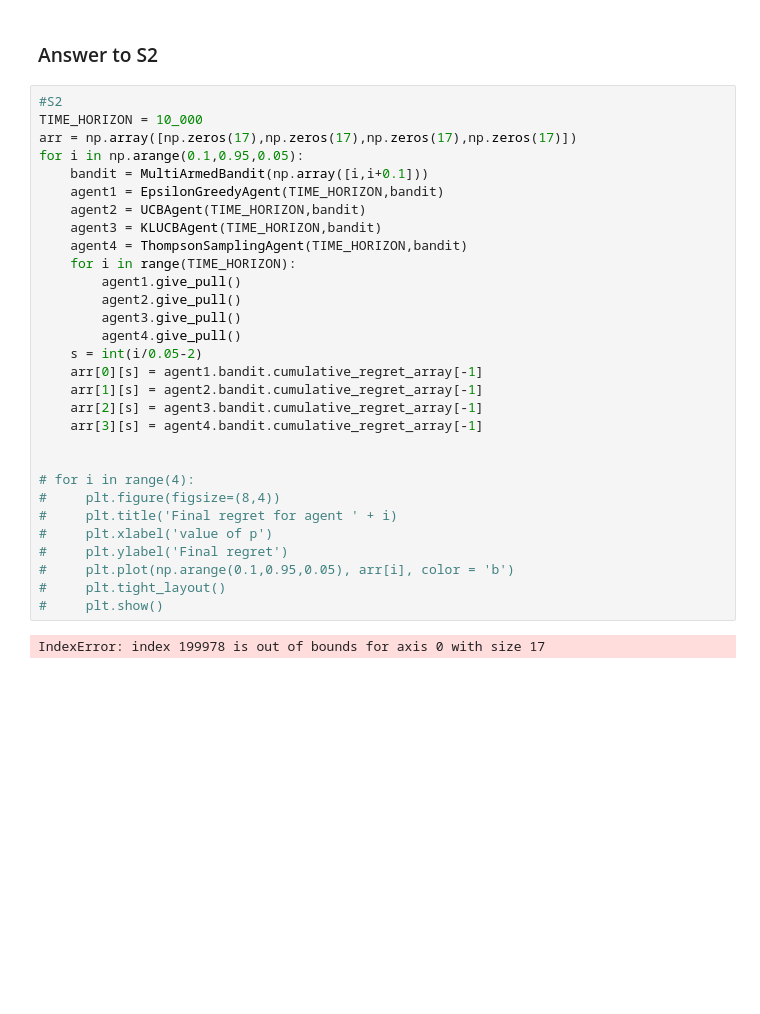
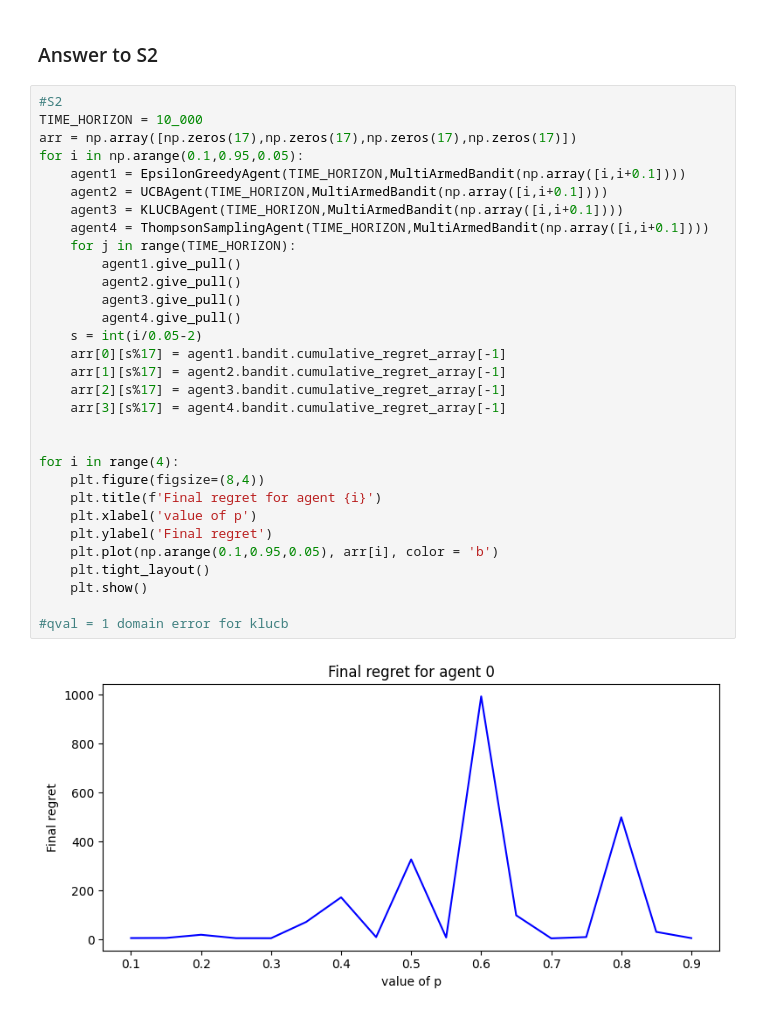
Before and after one commit to dwijaap/WIDS-Gambling-Assignments, a Jupyter notebook: Assignment3.ipynb, the cells around one changed output. Saved outputs shown, nothing was run; the diff lists cells and outputs as text; blank space fills up the shorter version.

```diff
--- a/Assignment3.ipynb
+++ b/Assignment3.ipynb
@@ -508,32 +508,33 @@ plt.show()
 # %%
 #S2
 TIME_HORIZON = 10_000
 arr = np.array([np.zeros(17),np.zeros(17),np.zeros(17),np.zeros(17)])
 for i in np.arange(0.1,0.95,0.05):
-    bandit = MultiArmedBandit(np.array([i,i+0.1]))
-    agent1 = EpsilonGreedyAgent(TIME_HORIZON,bandit)
-    agent2 = UCBAgent(TIME_HORIZON,bandit)
-    agent3 = KLUCBAgent(TIME_HORIZON,bandit)
-    agent4 = ThompsonSamplingAgent(TIME_HORIZON,bandit)
-    for i in range(TIME_HORIZON):
+    agent1 = EpsilonGreedyAgent(TIME_HORIZON,MultiArmedBandit(np.array([i,i+0.1])))
+    agent2 = UCBAgent(TIME_HORIZON,MultiArmedBandit(np.array([i,i+0.1])))
+    agent3 = KLUCBAgent(TIME_HORIZON,MultiArmedBandit(np.array([i,i+0.1])))
+    agent4 = ThompsonSamplingAgent(TIME_HORIZON,MultiArmedBandit(np.array([i,i+0.1])))
+    for j in range(TIME_HORIZON):
         agent1.give_pull()
         agent2.give_pull()
         agent3.give_pull()
         agent4.give_pull()
     s = int(i/0.05-2)
-    arr[0][s] = agent1.bandit.cumulative_regret_array[-1]
-    arr[1][s] = agent2.bandit.cumulative_regret_array[-1]
-    arr[2][s] = agent3.bandit.cumulative_regret_array[-1]
-    arr[3][s] = agent4.bandit.cumulative_regret_array[-1]
+    arr[0][s%17] = agent1.bandit.cumulative_regret_array[-1]
+    arr[1][s%17] = agent2.bandit.cumulative_regret_array[-1]
+    arr[2][s%17] = agent3.bandit.cumulative_regret_array[-1]
+    arr[3][s%17] = agent4.bandit.cumulative_regret_array[-1]
 
 
-# for i in range(4):
-#     plt.figure(figsize=(8,4))
-#     plt.title('Final regret for agent ' + i)
-#     plt.xlabel('value of p')
-#     plt.ylabel('Final regret')
-#     plt.plot(np.arange(0.1,0.95,0.05), arr[i], color = 'b')
-#     plt.tight_layout()
-#     plt.show()
+for i in range(4):
+    plt.figure(figsize=(8,4))
+    plt.title(f'Final regret for agent {i}')
+    plt.xlabel('value of p')
+    plt.ylabel('Final regret')
+    plt.plot(np.arange(0.1,0.95,0.05), arr[i], color = 'b')
+    plt.tight_layout()
+    plt.show()
+
+#qval = 1 domain error for klucb
 # %% [output]
-IndexError: index 199978 is out of bounds for axis 0 with size 17
+[figure, added]
```
Also changed, not shown: parts of 9 cells of this notebook, 1 other file.
